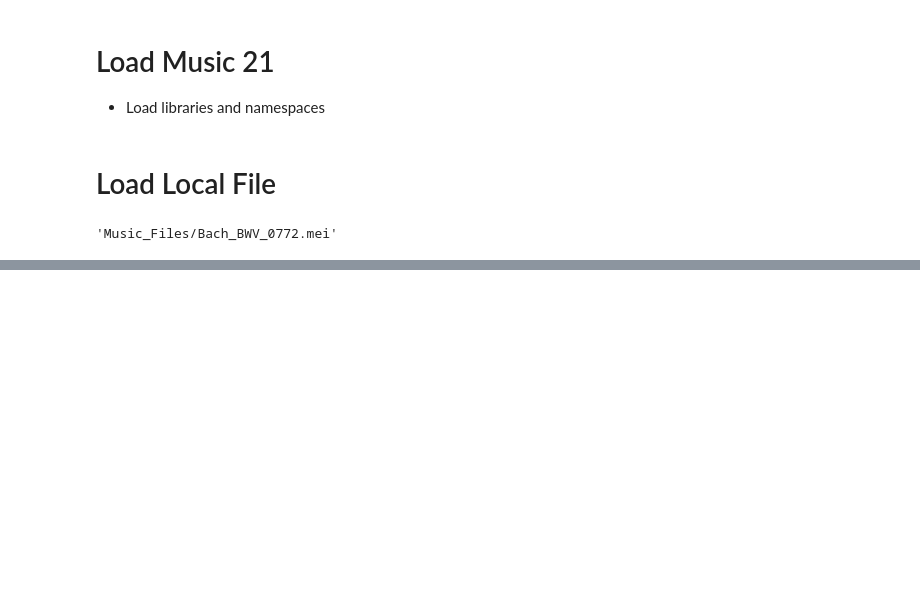
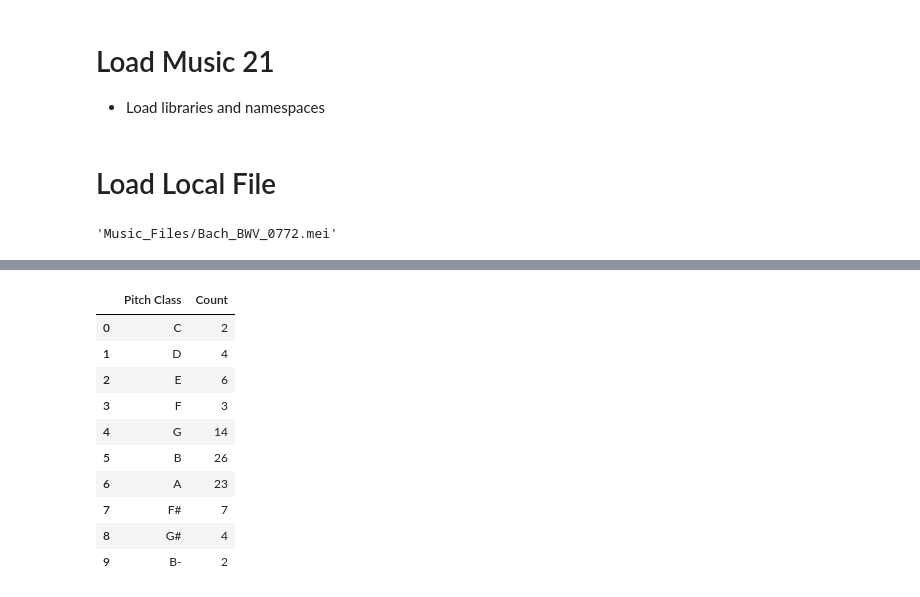
Before and after one commit to benory/AMS-Institute, a Jupyter notebook: Music21/Music21_Basics.ipynb, the cells around one changed output, grey strips where cells are left out. Saved outputs shown, nothing was run; the diff lists cells and outputs as text; code cells hidden in the pictures; blank space fills up the shorter version.

```diff
--- a/Music21/Music21_Basics.ipynb
+++ b/Music21/Music21_Basics.ipynb
@@ -380,0 +249,7 @@ Music_Files folder already exists.
+# %%
+# finding the measure numbers in which those half notes occur
+notes_in_part = score.parts[0].flatten().getElementsByClass(m21.note.Note)
+
+for n in notes_in_part:
+    if n.quarterLength == 2.0:
+        print(f"m.{n.measureNumber}  {n.nameWithOctave}")
@@ -380,0 +339,6 @@ Music_Files folder already exists.
+# %%
+notes_in_octave = [n for n in score.parts[0].flatten().getElementsByClass(m21.note.Note)
+                   if n.octave == 4]
+
+for n in notes_in_octave:
+    print(f"m.{n.measureNumber}  {n.nameWithOctave}")
@@ -380,0 +363,27 @@ Music_Files folder already exists.
+# %%
+# count the notes in a given octave
+
+# specify the octave we want to look at
+selected_octave = 4
+# get the notes that match the condition, using list comprehension
+selected_octave_tones = [n.name for n in score.parts[0].flatten().getElementsByClass(m21.note.Note) if n.octave == selected_octave]
+
+# pass these to the counter function
+octave_counts = Counter(selected_octave_tones)
+
+octave_counts_df = pd.DataFrame.from_dict(octave_counts, orient='index', columns=['Count'])
+octave_counts_df.index.name = 'Pitch Class'
+octave_counts_df.reset_index(inplace=True)
+octave_counts_df
+# %% [output]
+|  | Pitch Class | Count |
+| 0 | C | 2 |
+| 1 | D | 4 |
+| 2 | E | 6 |
+| 3 | F | 3 |
+| 4 | G | 14 |
+| 5 | B | 26 |
+| 6 | A | 23 |
+| 7 | F# | 7 |
+| 8 | G# | 4 |
+| 9 | B- | 2 |
```
Also changed, not shown: parts of 70 cells of this notebook, 11 other files.
